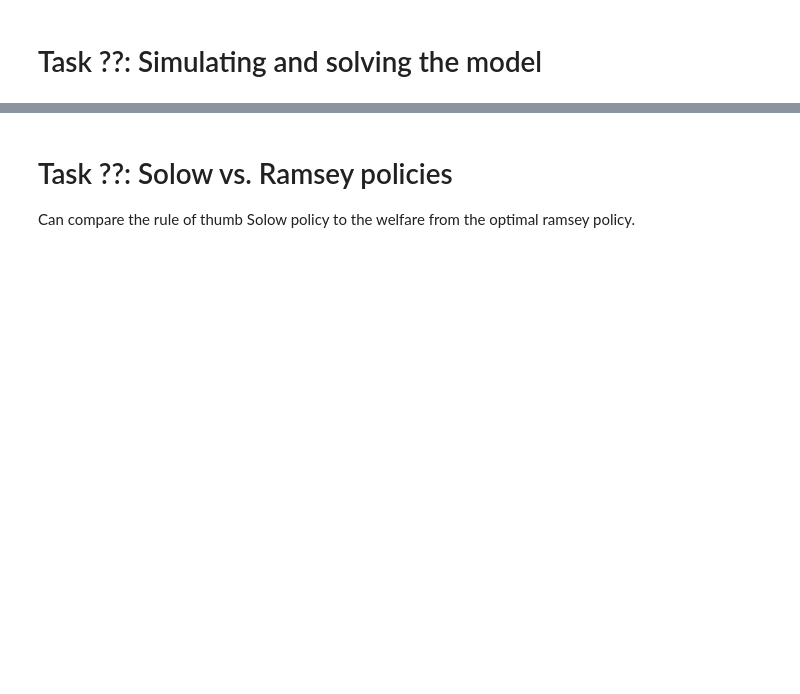
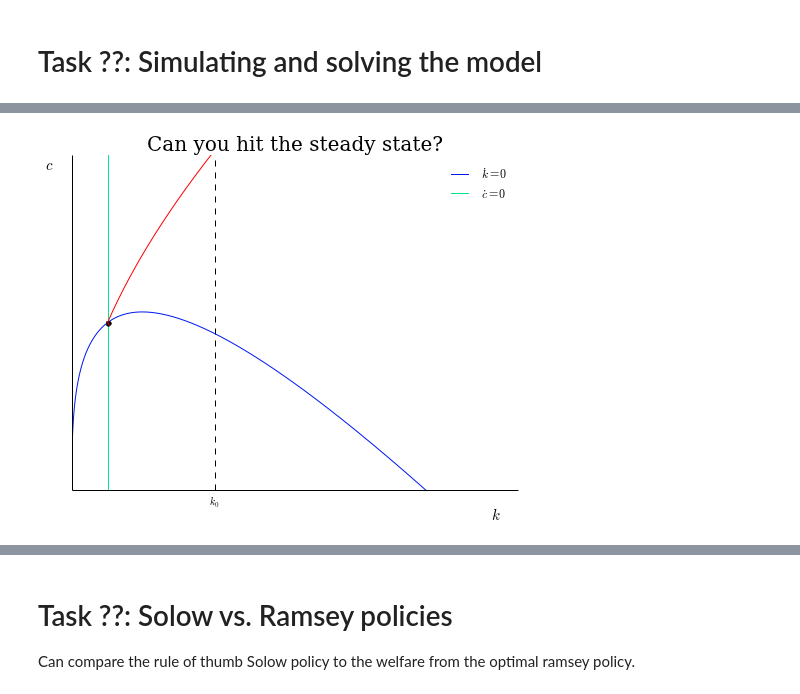
Before and after one commit to davidrpugh/numerical-methods, a Jupyter notebook: lab-2/lab-2.ipynb, the cells around one changed output, grey strips where cells are left out. Cells and saved outputs as stored; diff of their text form; code cells hidden in the pictures; blank space fills up the shorter version.

```diff
--- a/lab-2/lab-2.ipynb
+++ b/lab-2/lab-2.ipynb
@@ -738,0 +851,26 @@ plt.show()
+# %%
+plt.figure(figsize=(8,6))
+
+# plot the phase diagram
+model.plot_phase_diagram(gridmax=75, N=1000, arrows=False)
+
+# you need to modify c0 and T to try and "hit" the steady state!
+k0 = 4 * model.steady_state.values['k_star']
+c0 = # INSERT YOUR CODE HERE!
+T  = # INSERT YOUR CODE HERE!
+traj = model.integrate(t0=0, y0=[k0, c0], h=0.1, T=T, integrator='dopri5')
+
+# plot the trajectory
+model.plot_trajectory(traj, color='r')
+
+# demarcate the initial condition
+plt.vlines(k0, 0, c0, linestyle='dashed', color='k')
+plt.xticks([k0], ['$k_0$'])
+plt.hlines(c0, 0, k0, linestyle='dashed', color='k')
+plt.yticks([c0], ['$c_0$'])
+
+# change the plot title
+plt.title('Can you hit the steady state?', fontsize=20, family='serif')
+plt.show()
+# %% [output]
+[figure, added]
```
Also changed, not shown: parts of 35 cells of this notebook.
